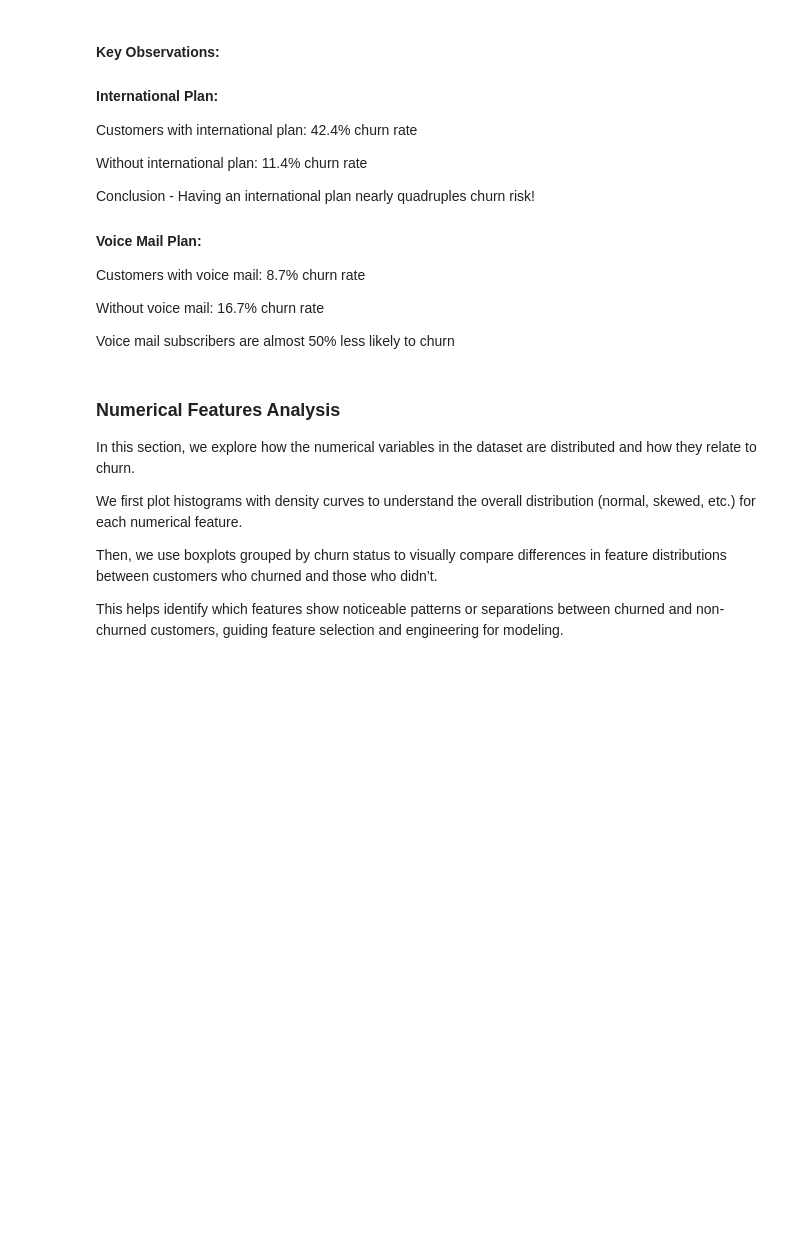
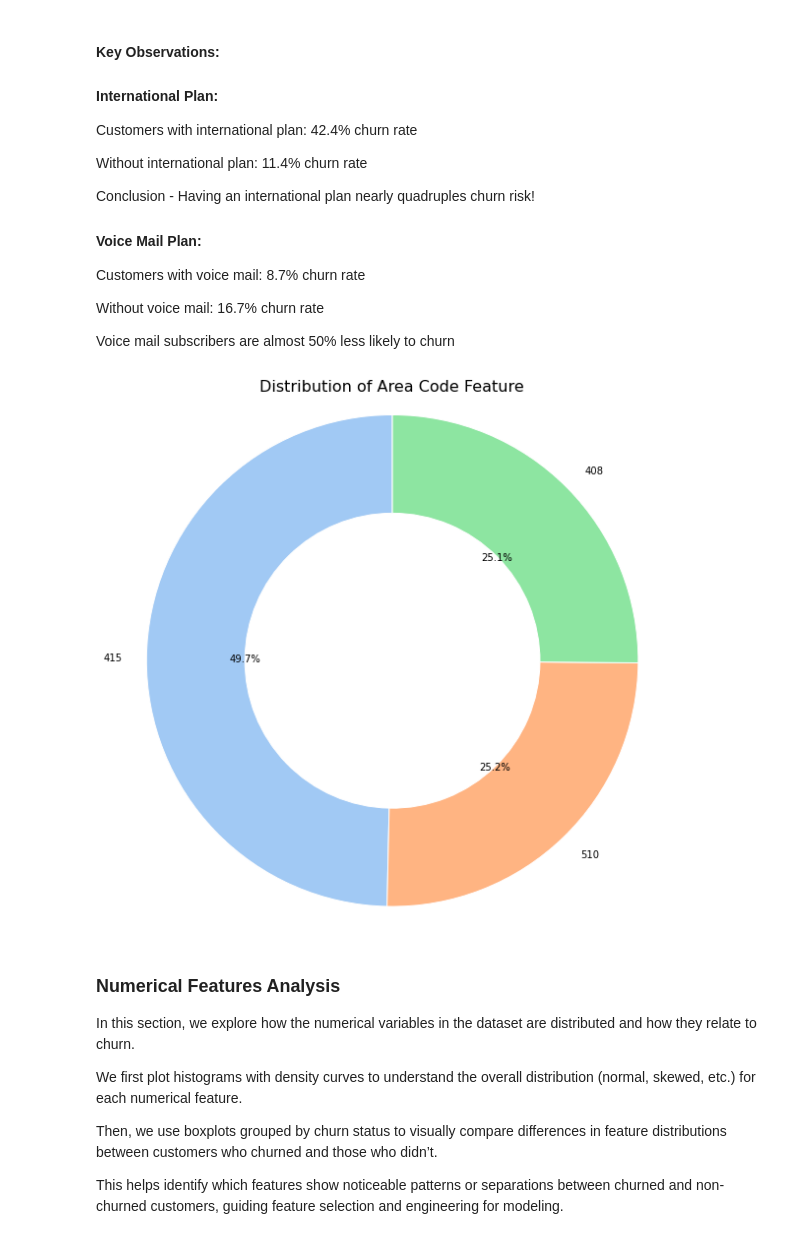
Before and after one commit to Bembino-en/-SyriaTel-churn-prediction, a Jupyter notebook: index.ipynb, the cells around one changed output. Saved outputs shown, nothing was run; the diff lists cells and outputs as text; code cells hidden in the pictures; blank space fills up the shorter version.

```diff
--- a/index.ipynb
+++ b/index.ipynb
@@ -315,3 +301,28 @@ figure.show()
+# %%
+# Prepare data
+area_counts = df['area code'].value_counts()
+
+# Create pie chart
+plt.figure(figsize=(8, 8))
+plt.pie(
+    area_counts.values,
+    labels=area_counts.index,
+    autopct='%1.1f%%',
+    startangle=90,
+    wedgeprops={'width': 0.4, 'edgecolor': 'w'},  # Donut hole
+    colors=sns.color_palette("pastel")
+)
+
+# Add white circle at center for donut effect
+centre_circle = plt.Circle((0,0), 0.25, fc='white')
+plt.gca().add_artist(centre_circle)
+
+plt.title('Distribution of Area Code Feature', fontsize=16)
+plt.axis('equal')  # Ensures pie is circular
+plt.tight_layout()
+plt.show()
+# %% [output]
+[figure, added]
 # %% [markdown]
 ### Numerical Features Analysis
 In this section, we explore how the numerical variables in the dataset are distributed and how they relate to churn.
```
Also changed, not shown: parts of 27 cells of this notebook, 6 other files.
